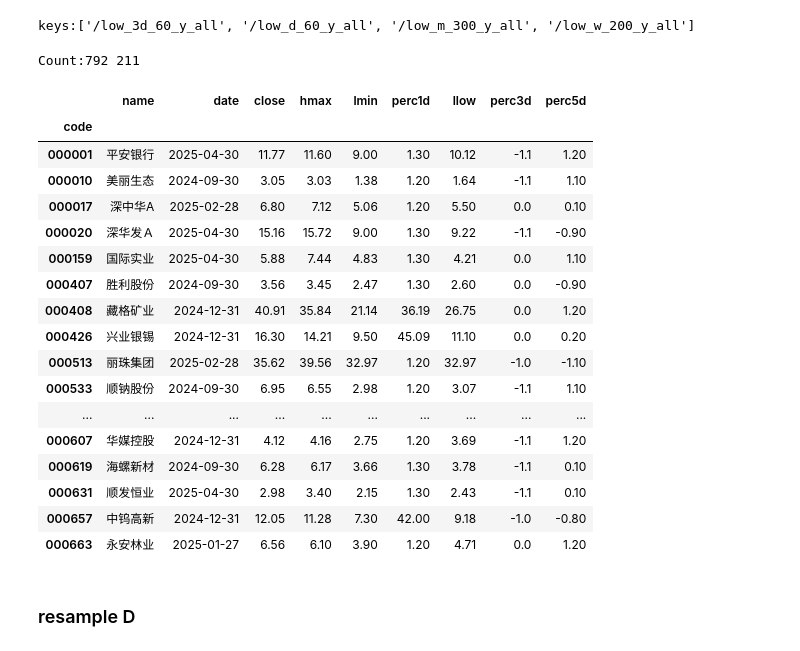
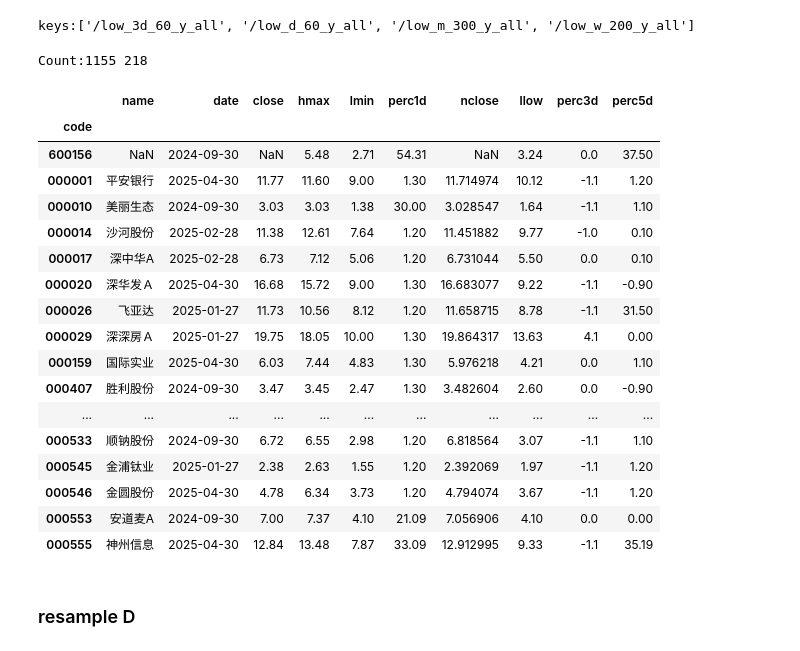
Before and after one commit to johnsonhongyi/pyQuant3, a Jupyter notebook: stock/jupyterAlgo/Quant2023/resample-monitor.ipynb, the cells around one changed output. Saved outputs shown, nothing was run; the diff lists cells and outputs as text; code cells hidden in the pictures.

```diff
--- a/stock/jupyterAlgo/Quant2023/resample-monitor.ipynb
+++ b/stock/jupyterAlgo/Quant2023/resample-monitor.ipynb
@@ -247,6 +248,9 @@ def apply_col_toint(df, col=None):
     return df
 
 def readHdf5(fpath, root=None):
+    if not os.path.exists(fpath):
+        print(f'fpath is not exists')
+        return None
     store = pd.HDFStore(fpath, "r")
     print(store.keys())
     if len(store.keys()) > 0 and root is None and store is not None:
@@ -420,28 +464,28 @@ tdx_m = cct.combine_dataFrame(h5_m,sinadm)
 # %% [output]
 keys:['/low_3d_60_y_all', '/low_d_60_y_all', '/low_m_300_y_all', '/low_w_200_y_all']
 # %%
-tm_code = tdx_m.query('lasth1d > lasth2d > lasth3d and close >= high4')
+tm_code = tdx_m.query('lasth1d > lasth2d > lasth3d and lastp1d > ma51d')
 show_tdx_data(tm_code)
 # %% [output]
-Count:792 211
+Count:1155 218
-|  | name | date | close | hmax | lmin | perc1d | llow | perc3d | perc5d |
-| code |  |  |  |  |  |  |  |  |  |
-| 000001 | 平安银行 | 2025-04-30 | 11.77 | 11.60 | 9.00 | 1.30 | 10.12 | -1.1 | 1.20 |
-| 000010 | 美丽生态 | 2024-09-30 | 3.05 | 3.03 | 1.38 | 1.20 | 1.64 | -1.1 | 1.10 |
-| 000017 | 深中华A | 2025-02-28 | 6.80 | 7.12 | 5.06 | 1.20 | 5.50 | 0.0 | 0.10 |
-| 000020 | 深华发Ａ | 2025-04-30 | 15.16 | 15.72 | 9.00 | 1.30 | 9.22 | -1.1 | -0.90 |
-| 000159 | 国际实业 | 2025-04-30 | 5.88 | 7.44 | 4.83 | 1.30 | 4.21 | 0.0 | 1.10 |
-| 000407 | 胜利股份 | 2024-09-30 | 3.56 | 3.45 | 2.47 | 1.30 | 2.60 | 0.0 | -0.90 |
-| 000408 | 藏格矿业 | 2024-12-31 | 40.91 | 35.84 | 21.14 | 36.19 | 26.75 | 0.0 | 1.20 |
-| 000426 | 兴业银锡 | 2024-12-31 | 16.30 | 14.21 | 9.50 | 45.09 | 11.10 | 0.0 | 0.20 |
-| 000513 | 丽珠集团 | 2025-02-28 | 35.62 | 39.56 | 32.97 | 1.20 | 32.97 | -1.0 | -1.10 |
-| 000533 | 顺钠股份 | 2024-09-30 | 6.95 | 6.55 | 2.98 | 1.20 | 3.07 | -1.1 | 1.10 |
-| ... | ... | ... | ... | ... | ... | ... | ... | ... | ... |
-| 000607 | 华媒控股 | 2024-12-31 | 4.12 | 4.16 | 2.75 | 1.20 | 3.69 | -1.1 | 1.20 |
-| 000619 | 海螺新材 | 2024-09-30 | 6.28 | 6.17 | 3.66 | 1.30 | 3.78 | -1.1 | 0.10 |
-| 000631 | 顺发恒业 | 2025-04-30 | 2.98 | 3.40 | 2.15 | 1.30 | 2.43 | -1.1 | 0.10 |
-| 000657 | 中钨高新 | 2024-12-31 | 12.05 | 11.28 | 7.30 | 42.00 | 9.18 | -1.0 | -0.80 |
-| 000663 | 永安林业 | 2025-01-27 | 6.56 | 6.10 | 3.90 | 1.20 | 4.71 | 0.0 | 1.20 |
+|  | name | date | close | hmax | lmin | perc1d | nclose | llow | perc3d | perc5d |
+| code |  |  |  |  |  |  |  |  |  |  |
+| 600156 | NaN | 2024-09-30 | NaN | 5.48 | 2.71 | 54.31 | NaN | 3.24 | 0.0 | 37.50 |
+| 000001 | 平安银行 | 2025-04-30 | 11.77 | 11.60 | 9.00 | 1.30 | 11.714974 | 10.12 | -1.1 | 1.20 |
+| 000010 | 美丽生态 | 2024-09-30 | 3.03 | 3.03 | 1.38 | 30.00 | 3.028547 | 1.64 | -1.1 | 1.10 |
+| 000014 | 沙河股份 | 2025-02-28 | 11.38 | 12.61 | 7.64 | 1.20 | 11.451882 | 9.77 | -1.0 | 0.10 |
+| 000017 | 深中华A | 2025-02-28 | 6.73 | 7.12 | 5.06 | 1.20 | 6.731044 | 5.50 | 0.0 | 0.10 |
+| 000020 | 深华发Ａ | 2025-04-30 | 16.68 | 15.72 | 9.00 | 1.30 | 16.683077 | 9.22 | -1.1 | -0.90 |
+| 000026 | 飞亚达 | 2025-01-27 | 11.73 | 10.56 | 8.12 | 1.20 | 11.658715 | 8.78 | -1.1 | 31.50 |
+| 000029 | 深深房Ａ | 2025-01-27 | 19.75 | 18.05 | 10.00 | 1.30 | 19.864317 | 13.63 | 4.1 | 0.00 |
+| 000159 | 国际实业 | 2025-04-30 | 6.03 | 7.44 | 4.83 | 1.30 | 5.976218 | 4.21 | 0.0 | 1.10 |
+| 000407 | 胜利股份 | 2024-09-30 | 3.47 | 3.45 | 2.47 | 1.30 | 3.482604 | 2.60 | 0.0 | -0.90 |
+| ... | ... | ... | ... | ... | ... | ... | ... | ... | ... | ... |
+| 000533 | 顺钠股份 | 2024-09-30 | 6.72 | 6.55 | 2.98 | 1.20 | 6.818564 | 3.07 | -1.1 | 1.10 |
+| 000545 | 金浦钛业 | 2025-01-27 | 2.38 | 2.63 | 1.55 | 1.20 | 2.392069 | 1.97 | -1.1 | 1.20 |
+| 000546 | 金圆股份 | 2025-04-30 | 4.78 | 6.34 | 3.73 | 1.20 | 4.794074 | 3.67 | -1.1 | 1.20 |
+| 000553 | 安道麦A | 2024-09-30 | 7.00 | 7.37 | 4.10 | 21.09 | 7.056906 | 4.10 | 0.0 | 0.00 |
+| 000555 | 神州信息 | 2025-04-30 | 12.84 | 13.48 | 7.87 | 33.09 | 12.912995 | 9.33 | -1.1 | 35.19 |
 # %% [markdown]
 ### resample D
 # %%
```
Also changed, not shown: parts of 16 cells of this notebook.
